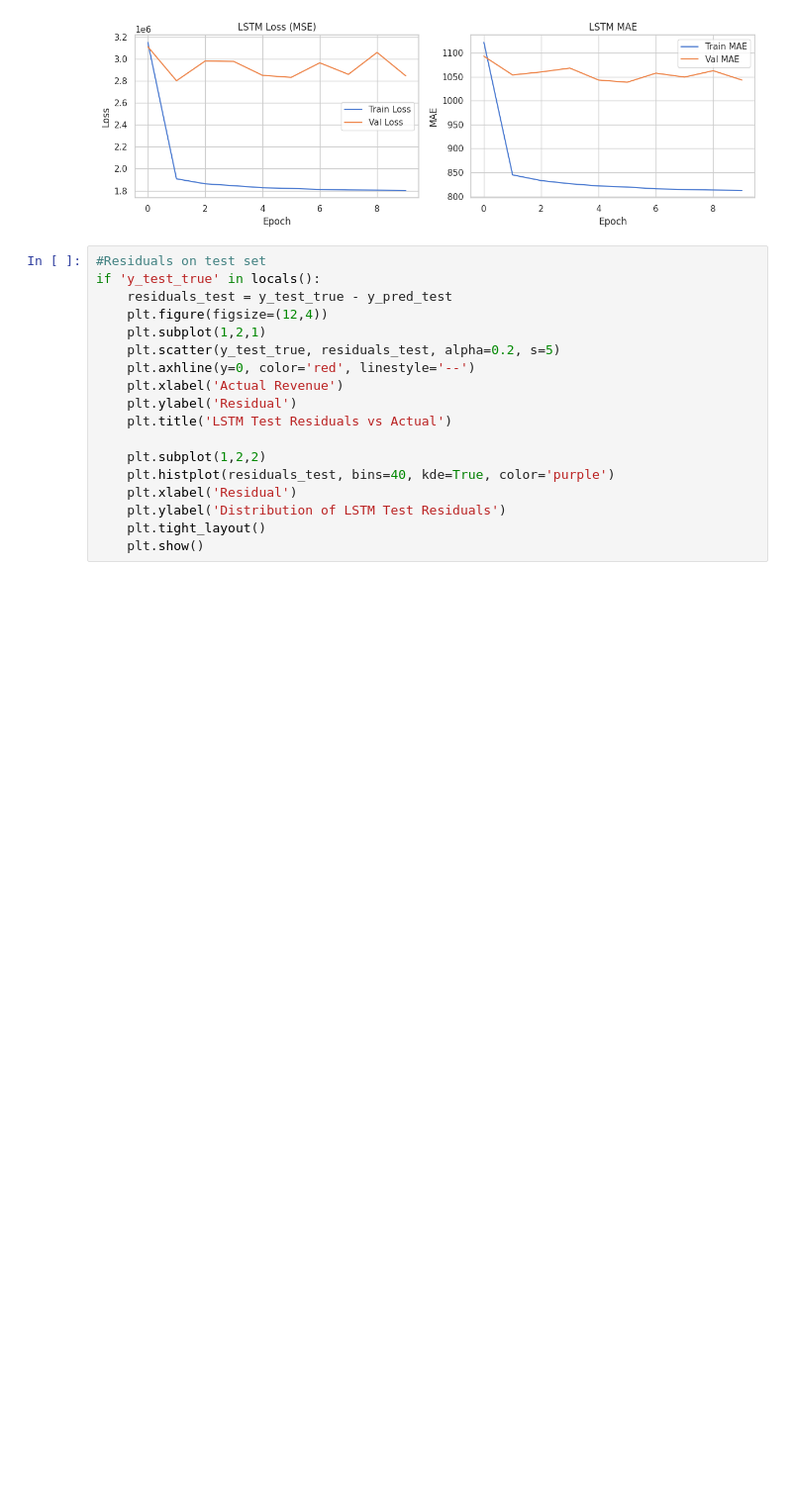
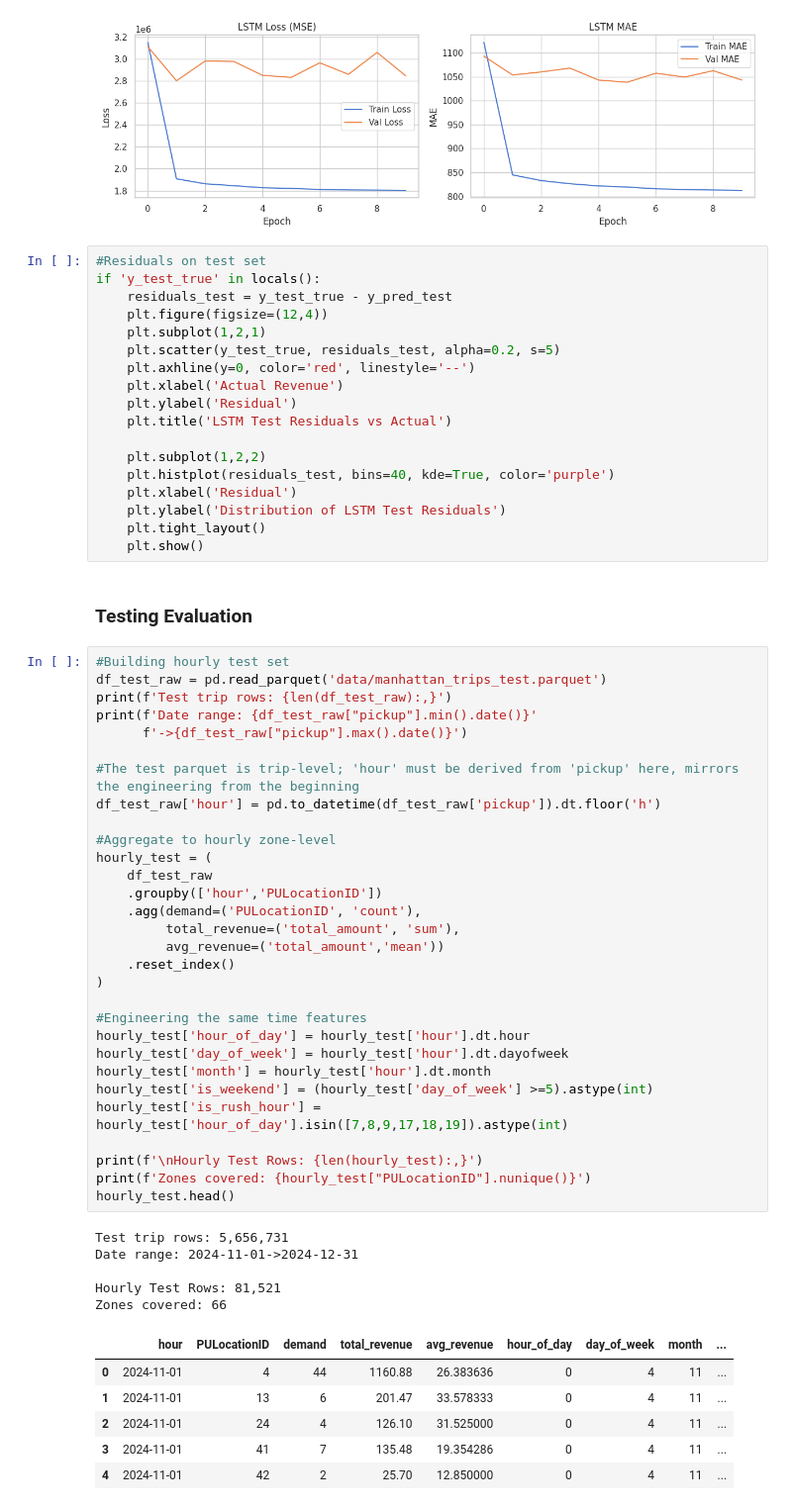
Before and after one commit to kayliehynes1/personal, a Jupyter notebook: RevenueCombined.ipynb, the cells around one changed output. Shown at 99% size. Saved outputs shown, nothing was run; the diff lists cells and outputs as text; blank space fills up the shorter version.

```diff
--- a/RevenueCombined.ipynb
+++ b/RevenueCombined.ipynb
@@ -1734,3 +1734,47 @@ if 'y_test_true' in locals():
     plt.ylabel('Distribution of LSTM Test Residuals')
     plt.tight_layout()
     plt.show()
+# %% [markdown]
+### **Testing Evaluation**
+# %%
+#Building hourly test set
+df_test_raw = pd.read_parquet('data/manhattan_trips_test.parquet')
+print(f'Test trip rows: {len(df_test_raw):,}')
+print(f'Date range: {df_test_raw["pickup"].min().date()}'
+      f'->{df_test_raw["pickup"].max().date()}')
+
+#The test parquet is trip-level; 'hour' must be derived from 'pickup' here, mirrors the engineering from the beginning
+df_test_raw['hour'] = pd.to_datetime(df_test_raw['pickup']).dt.floor('h')
+
+#Aggregate to hourly zone-level
+hourly_test = (
+    df_test_raw
+    .groupby(['hour','PULocationID'])
+    .agg(demand=('PULocationID', 'count'),
+         total_revenue=('total_amount', 'sum'),
+         avg_revenue=('total_amount','mean'))
+    .reset_index()
+)
+
+#Engineering the same time features
+hourly_test['hour_of_day'] = hourly_test['hour'].dt.hour
+hourly_test['day_of_week'] = hourly_test['hour'].dt.dayofweek
+hourly_test['month'] = hourly_test['hour'].dt.month
+hourly_test['is_weekend'] = (hourly_test['day_of_week'] >=5).astype(int)
+hourly_test['is_rush_hour'] = hourly_test['hour_of_day'].isin([7,8,9,17,18,19]).astype(int)
+
+print(f'\nHourly Test Rows: {len(hourly_test):,}')
+print(f'Zones covered: {hourly_test["PULocationID"].nunique()}')
+hourly_test.head()
+# %% [output]
+Test trip rows: 5,656,731
+Date range: 2024-11-01->2024-12-31
+
+Hourly Test Rows: 81,521
+Zones covered: 66
+|  | hour | PULocationID | demand | total_revenue | avg_revenue | hour_of_day | day_of_week | month | ... |
+| 0 | 2024-11-01 | 4 | 44 | 1160.88 | 26.383636 | 0 | 4 | 11 | ... |
+| 1 | 2024-11-01 | 13 | 6 | 201.47 | 33.578333 | 0 | 4 | 11 | ... |
+| 2 | 2024-11-01 | 24 | 4 | 126.10 | 31.525000 | 0 | 4 | 11 | ... |
+| 3 | 2024-11-01 | 41 | 7 | 135.48 | 19.354286 | 0 | 4 | 11 | ... |
+| 4 | 2024-11-01 | 42 | 2 | 25.70 | 12.850000 | 0 | 4 | 11 | ... |
```
Also changed, not shown: parts of 5 cells of this notebook.
